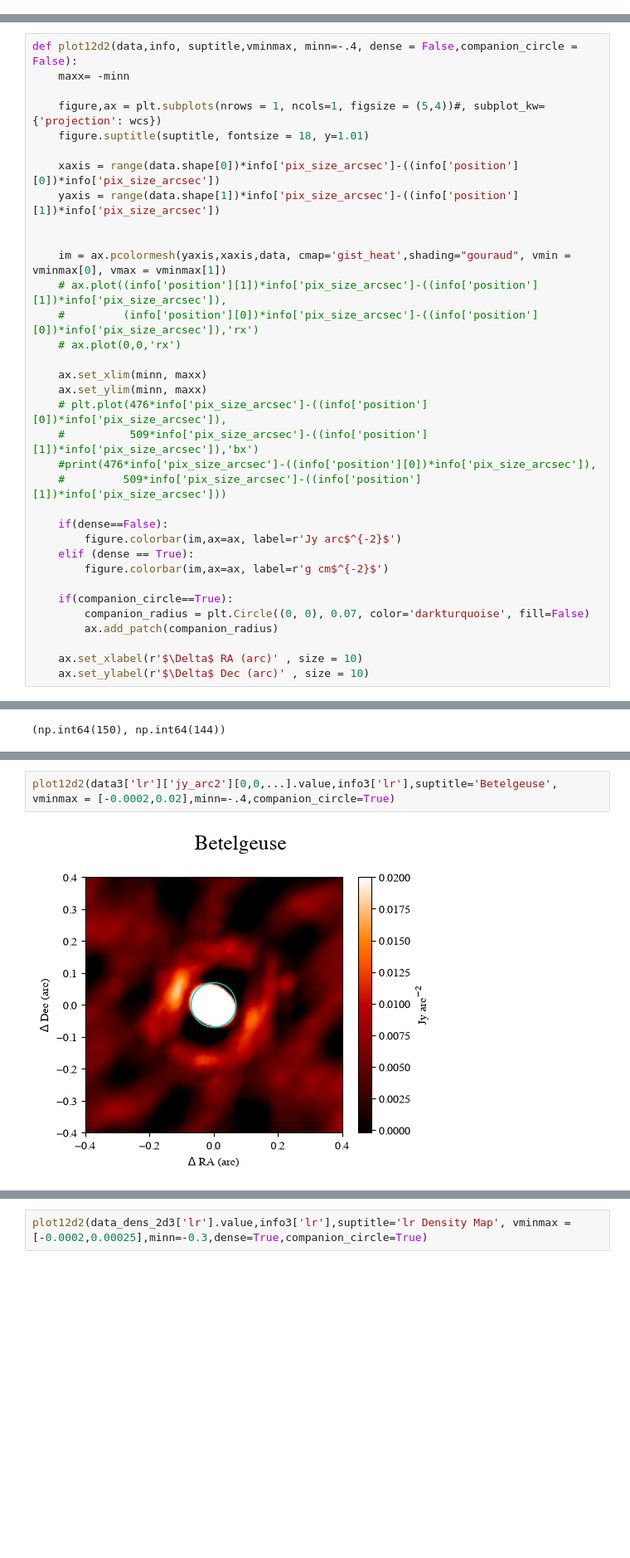
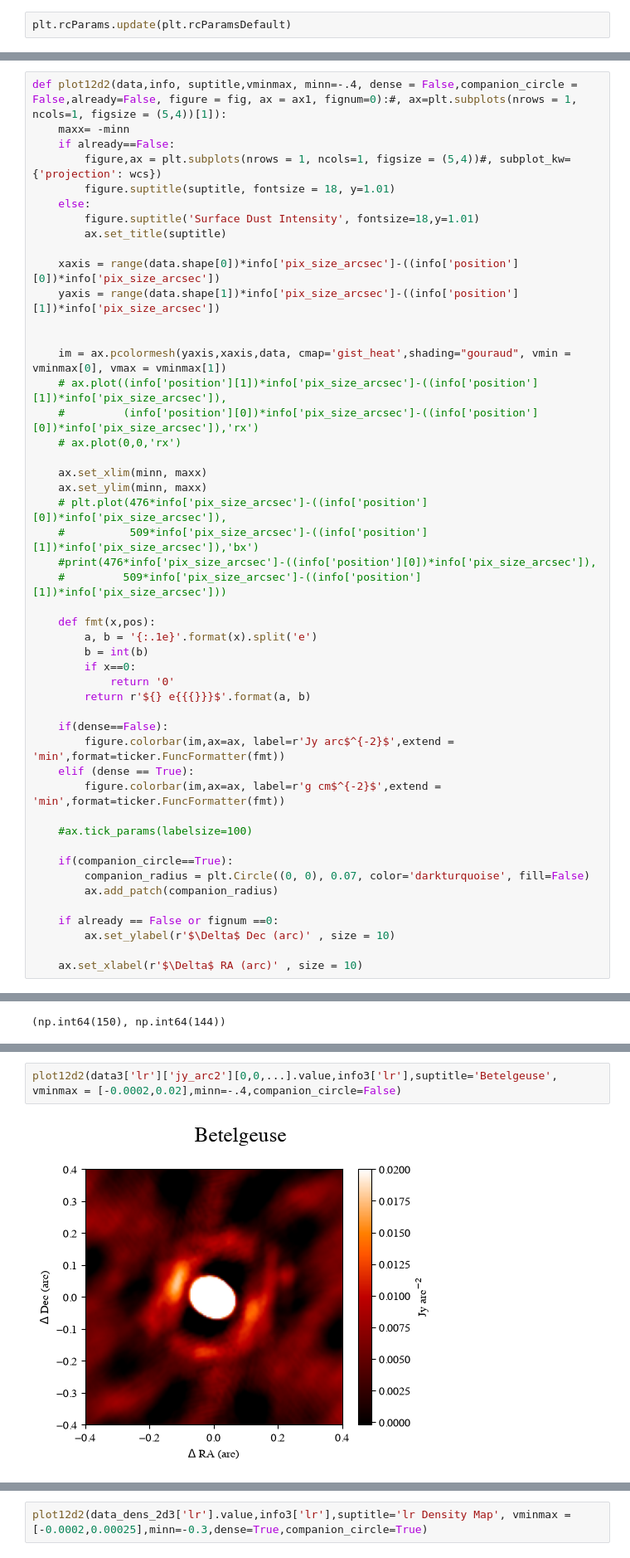
Before and after one commit to imanbeh/csm_pipeline, a Jupyter notebook: full_pipeline_analysis.ipynb, the cells around one changed output, grey strips where cells are left out. Shown at 83% size. Saved outputs shown, nothing was run; the diff lists cells and outputs as text; blank space fills up the shorter version.

Commit message:
editing figure making

```diff
--- a/full_pipeline_analysis.ipynb
+++ b/full_pipeline_analysis.ipynb
@@ -162,0 +165,2 @@ plot_2d(data_plot3, info3, vminmax,minn=-.5, suptitle = "2D Radial Intensity and
+# %%
+plt.rcParams.update(plt.rcParamsDefault)
@@ -163,9 +185,12 @@ plot_2d(data_plot3, info3, vminmax,minn=-.5, suptitle = "2D Radial Intensity and
 # %%
-def plot12d2(data,info, suptitle,vminmax, minn=-.4, dense = False,companion_circle = False):
+def plot12d2(data,info, suptitle,vminmax, minn=-.4, dense = False,companion_circle = False,already=False, figure = fig, ax = ax1, fignum=0):#, ax=plt.subplots(nrows = 1, ncols=1, figsize = (5,4))[1]):
     maxx= -minn
-
-    figure,ax = plt.subplots(nrows = 1, ncols=1, figsize = (5,4))#, subplot_kw={'projection': wcs})
-    figure.suptitle(suptitle, fontsize = 18, y=1.01)
+    if already==False:
+        figure,ax = plt.subplots(nrows = 1, ncols=1, figsize = (5,4))#, subplot_kw={'projection': wcs})
+        figure.suptitle(suptitle, fontsize = 18, y=1.01)
+    else:
+        figure.suptitle('Surface Dust Intensity', fontsize=18,y=1.01)
+        ax.set_title(suptitle)
 
     xaxis = range(data.shape[0])*info['pix_size_arcsec']-((info['position'][0])*info['pix_size_arcsec'])
     yaxis = range(data.shape[1])*info['pix_size_arcsec']-((info['position'][1])*info['pix_size_arcsec'])
@@ -183,14 +208,25 @@ def plot12d2(data,info, suptitle,vminmax, minn=-.4, dense = False,companion_circ
     #print(476*info['pix_size_arcsec']-((info['position'][0])*info['pix_size_arcsec']),
     #         509*info['pix_size_arcsec']-((info['position'][1])*info['pix_size_arcsec']))
 
+    def fmt(x,pos):
+        a, b = '{:.1e}'.format(x).split('e')
+        b = int(b)
+        if x==0:
+            return '0'
+        return r'${} e{{{}}}$'.format(a, b)
+
     if(dense==False):
-        figure.colorbar(im,ax=ax, label=r'Jy arc$^{-2}$')
+        figure.colorbar(im,ax=ax, label=r'Jy arc$^{-2}$',extend = 'min',format=ticker.FuncFormatter(fmt))
     elif (dense == True):
-        figure.colorbar(im,ax=ax, label=r'g cm$^{-2}$')
+        figure.colorbar(im,ax=ax, label=r'g cm$^{-2}$',extend = 'min',format=ticker.FuncFormatter(fmt))
+
+    #ax.tick_params(labelsize=100)
 
     if(companion_circle==True):
         companion_radius = plt.Circle((0, 0), 0.07, color='darkturquoise', fill=False)
         ax.add_patch(companion_radius)
 
+    if already == False or fignum ==0:
+        ax.set_ylabel(r'$\Delta$ Dec (arc)' , size = 10)
+
     ax.set_xlabel(r'$\Delta$ RA (arc)' , size = 10)
-    ax.set_ylabel(r'$\Delta$ Dec (arc)' , size = 10)
@@ -205,4 +275,4 @@ plot12d2(data_dens_2d3['hr'].value,info3['hr'],suptitle='hr Map', vminmax = [-0.
 # %%
-plot12d2(data3['lr']['jy_arc2'][0,0,...].value,info3['lr'],suptitle='Betelgeuse', vminmax = [-0.0002,0.02],minn=-.4,companion_circle=True)
+plot12d2(data3['lr']['jy_arc2'][0,0,...].value,info3['lr'],suptitle='Betelgeuse', vminmax = [-0.0002,0.02],minn=-.4,companion_circle=False)
 # %% [output]
-[figure, old version]
+[figure, new version]
```
Also changed, not shown: parts of 18 cells of this notebook, 1 other file.
